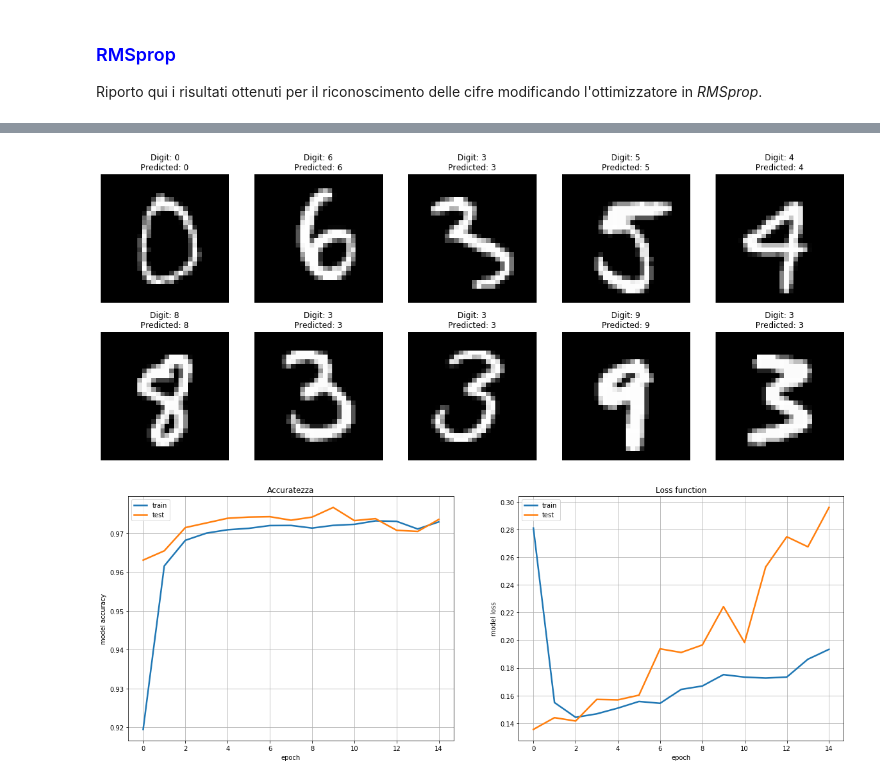
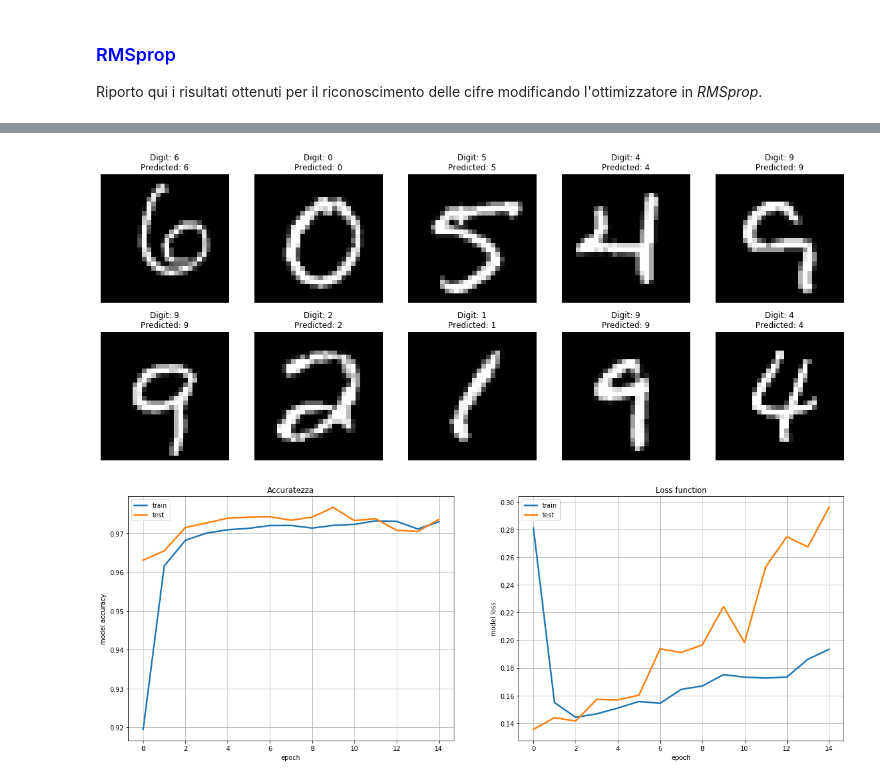
Before and after one commit to danidimic/NSL-exercise, a Jupyter notebook: LSN_Exercise_12/LSN_Exercise_12.ipynb, the cells around one changed output, grey strips where cells are left out. Drawn from its saved outputs; the diff is of its cells as text; code cells hidden in the pictures.

```diff
--- a/LSN_Exercise_12/LSN_Exercise_12.ipynb
+++ b/LSN_Exercise_12/LSN_Exercise_12.ipynb
@@ -50,7 +50,7 @@ print('Test accuracy:', round(score[1],5))
 X_test = X_test.reshape(X_test.shape[0], img_rows, img_cols,1)
 
 #cambia valore per vedere risultati su figure differenti
-n=567  #max 9990
+n=100  #max 9990
 plt.figure(figsize=(20, 8))
 for i in range(10):
     ax = plt.subplot(2, 5, i + 1)
@@ -63,7 +63,7 @@ plt.show()
 
 Test loss: 0.29604
 Test accuracy: 0.9736
-[figure, old version]
+[figure, new version]
 # %%
 history = pd.read_csv('Saved/exercise1/RMSprop.log', sep=',', engine='python')
 plt.figure(figsize=(20, 7))
```
Also changed, not shown: parts of 5 cells of this notebook, 2 other files.
